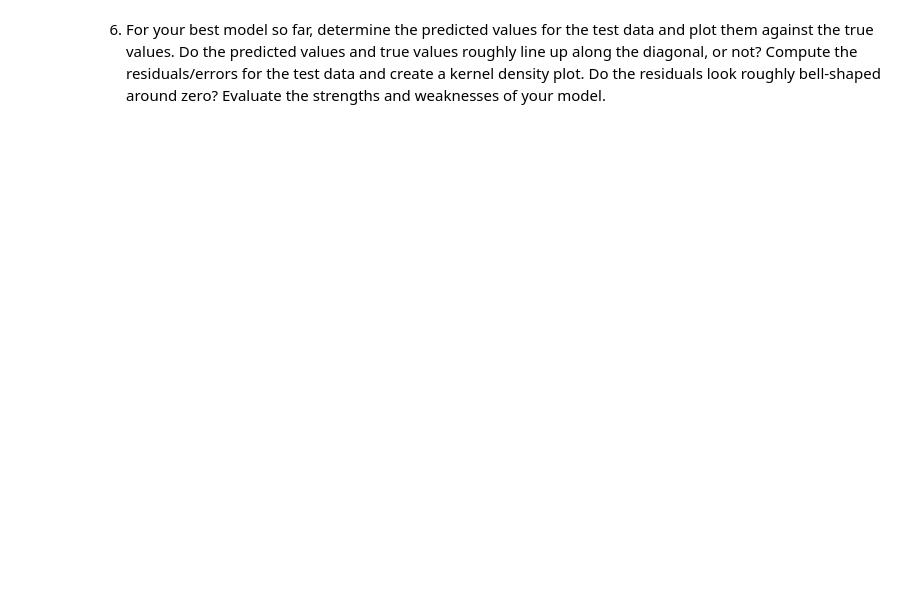
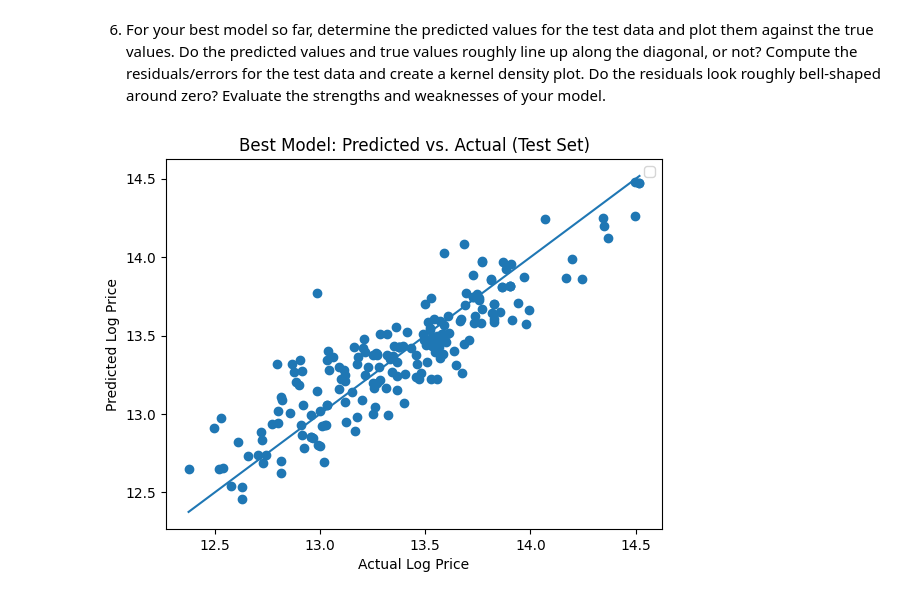
Before and after one commit to kenzkleczynski/week_8, a Jupyter notebook: Q2.ipynb, the cells around one changed output. Saved outputs shown, nothing was run; the diff lists cells and outputs as text; code cells hidden in the pictures; blank space fills up the shorter version.

```diff
--- a/Q2.ipynb
+++ b/Q2.ipynb
@@ -140,2 +159,8 @@ plt.show()
 # %% [markdown]
  3. Split the data into an 80% training set and a 20% testing set.
+# %%
+#make list of all category cols
+categorys = ['Make', 'Color', 'Body_Type', 'Fuel_Type', 'Transmission_Type', 'Make_Year']
+#make dummies of all the categoricial features
+cat_dummies = pd.get_dummies(df[categorys], drop_first=True)
+print(cat_dummies.columns.tolist())
@@ -142,6 +169,10 @@ plt.show()
 # %%
+# make list of just the numerical features
+numeric_cols = ['log_Mileage_Run', 'Seating_Capacity']
+
 # Define X and y
-X = df['log_Mileage_Run'] + cat_dummies
+X = df[numeric_cols] + cat_dummies
+#target is log price
 y = df['log_Price']
 
 # splitting
@@ -150,0 +224,17 @@ X_train, X_test, y_train, y_test = train_test_split(X, y, test_size=0.2, random_
+# %%
+#third model - combined
+X_combined = pd.concat([df[numeric_cols], cat_dummies], axis=1)
+#split
+X_train_comb, X_test_comb, y_train_comb, y_test_comb = train_test_split(X_combined, y, test_size=0.2, random_state=42)
+#fit in trinaing
+model_comb = LinearRegression()
+model_comb.fit(X_train_comb, y_train_comb)
+#predict
+y_pred_comb = model_comb.predict(X_test_comb)
+#evaluate
+r2_comb_train = r2_score(y_train_comb, model_comb.predict(X_train_comb))
+r2_comb_test = r2_score(y_test_comb, y_pred_comb)
+rmse_comb = np.sqrt(mean_squared_error(y_test_comb, y_pred_comb))
+print(f"Training R²:{r2_cat_train}")
+print(f"Test R²:{r2_cat_test}")
+print(f"Test RMSE: {rmse_cat}")
@@ -153,2 +327,16 @@ X_train, X_test, y_train, y_test = train_test_split(X, y, test_size=0.2, random_
 # %% [markdown]
 6. For your best model so far, determine the predicted values for the test data and plot them against the true values. Do the predicted values and true values roughly line up along the diagonal, or not? Compute the residuals/errors for the test data and create a kernel density plot. Do the residuals look roughly bell-shaped around zero? Evaluate the strengths and weaknesses of your model.
+# %%
+# im gonna use the combined model from part 4 that had the best r^2 and rmse
+#y_test_comb
+#y_pred_comb
+
+plt.scatter(y_test_comb, y_pred_comb)
+plt.plot([y_test_comb.min(), y_test_comb.max()], [y_test_comb.min(), y_test_comb.max()])
+plt.xlabel('Actual Log Price')
+plt.ylabel('Predicted Log Price')
+plt.title('Best Model: Predicted vs. Actual (Test Set)')
+plt.legend()
+plt.show()
+# %% [output]
+[figure, added]
```
Also changed, not shown: parts of 20 cells of this notebook, 3 other files.
